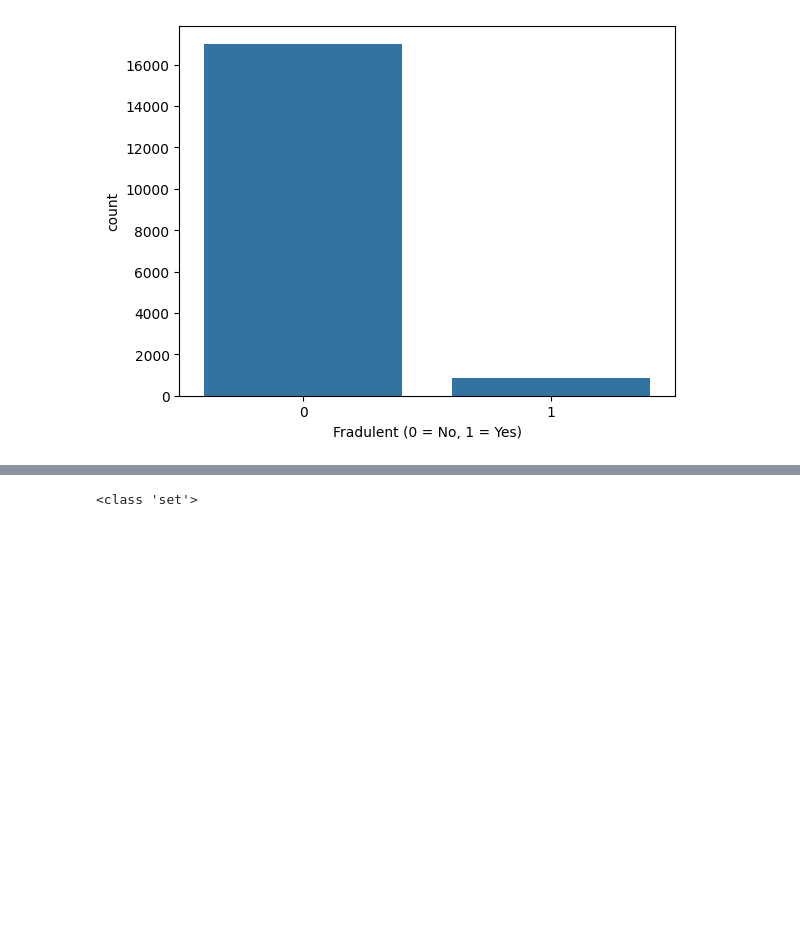
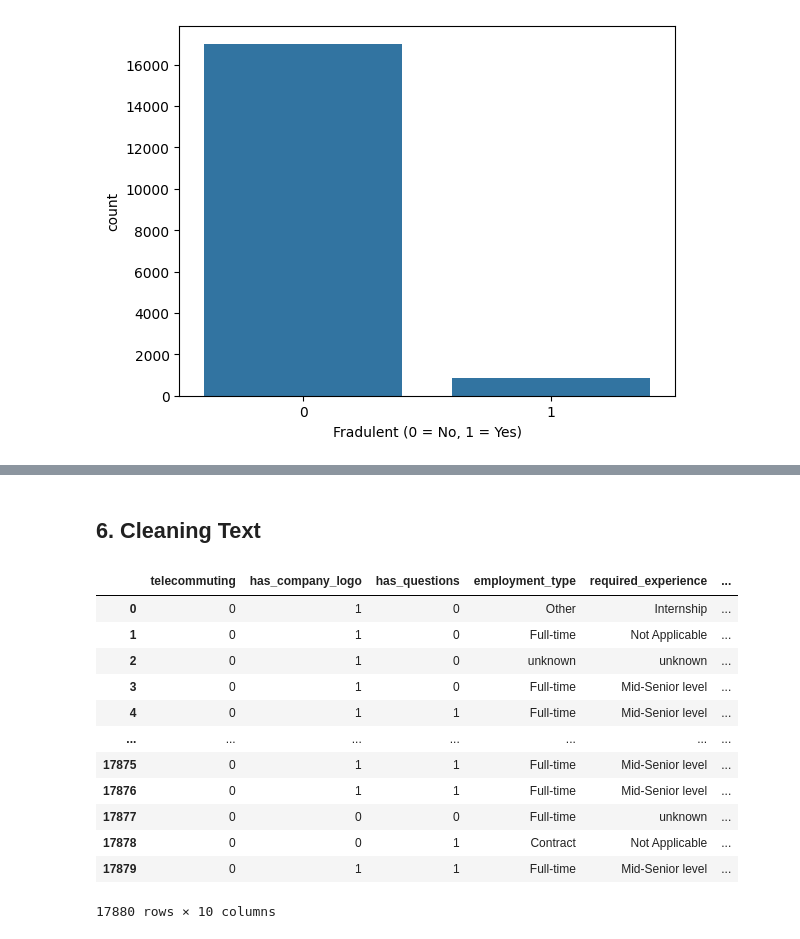
Before and after one commit to BrandonTDiep/real-fake-job-classification, a Jupyter notebook: real-fake-job-model.ipynb, the cells around one changed output, grey strips where cells are left out. Saved outputs shown, nothing was run; the diff lists cells and outputs as text; code cells hidden in the pictures; blank space fills up the shorter version.

```diff
--- a/real-fake-job-model.ipynb
+++ b/real-fake-job-model.ipynb
@@ -102,12 +92,53 @@ df.head()
+# %% [markdown]
+## 6. Cleaning Text
 # %%
 # generate stop words to clean our text
 stop_words = set(stopwords.words('english'))
 
 # add the punctuation list to the set of stop words
 punctuation = list(string.punctuation)
 stop_words.update(punctuation)
 
 # initialize our lemmatizer
 lemmatizer = WordNetLemmatizer()
+
+def preprocess_text(text):
+    '''
+    Uses stopwords and lemmatizing to clean the text
+
+    Parameters
+    ----------
+    text: the combined text of all our features
+    '''
+
+    # tokenize the text
+    tokens = word_tokenize(text.lower())
+    # Remove stop words and non-alphabetic tokens and lemmantize
+    tokens = [lemmatizer.lemmatize(token) for token in tokens if token.isalpha() and token not in stop_words]
+
+    return ' '.join(tokens)
+
+
+#List of feature columns to clean
+feature_list = [ 'title', 'location', 'department', 'company_profile', 'description', 'requirements', 'benefits']
+
+for column in feature_list:
+    df[column] = df[column].apply(preprocess_text)
+
+df['text_processed'] = df['title'] + ' ' + df['location'] + ' ' + df['department'] + ' ' + df['company_profile'] + ' ' + df['description'] + ' ' + df['requirements'] + ' ' + df['benefits']
+
+df.drop(columns = ['title', 'location', 'department', 'company_profile', 'description', 'requirements', 'benefits'])
 # %% [output]
+|  | telecommuting | has_company_logo | has_questions | employment_type | required_experience | ... |
+| 0 | 0 | 1 | 0 | Other | Internship | ... |
+| 1 | 0 | 1 | 0 | Full-time | Not Applicable | ... |
+| 2 | 0 | 1 | 0 | unknown | unknown | ... |
+| 3 | 0 | 1 | 0 | Full-time | Mid-Senior level | ... |
+| 4 | 0 | 1 | 1 | Full-time | Mid-Senior level | ... |
+| ... | ... | ... | ... | ... | ... | ... |
+| 17875 | 0 | 1 | 1 | Full-time | Mid-Senior level | ... |
+| 17876 | 0 | 1 | 1 | Full-time | Mid-Senior level | ... |
+| 17877 | 0 | 0 | 0 | Full-time | unknown | ... |
+| 17878 | 0 | 0 | 1 | Contract | Not Applicable | ... |
+| 17879 | 0 | 1 | 1 | Full-time | Mid-Senior level | ... |
-<class 'set'>
+17880 rows × 10 columns
```
Also changed, not shown: parts of 23 cells of this notebook.
